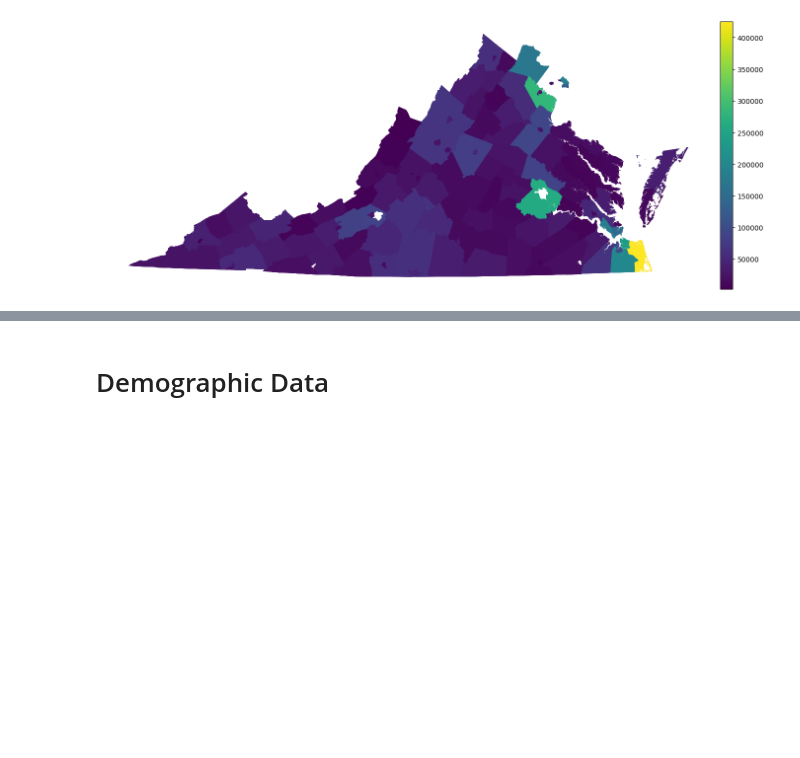
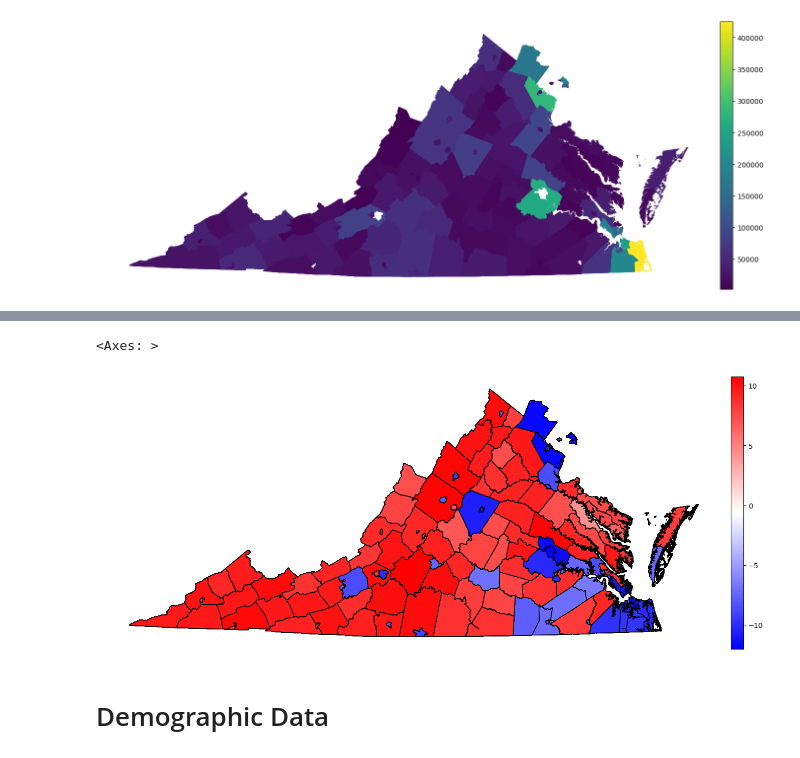
Before and after one commit to farhaniwnl/project_voting_crg3ts, a Jupyter notebook: drafting.ipynb, the cells around one changed output, grey strips where cells are left out. Cells and saved outputs as stored; diff of their text form; code cells hidden in the pictures; blank space fills up the shorter version.

```diff
--- a/drafting.ipynb
+++ b/drafting.ipynb
@@ -77,3 +108,26 @@ df2000.plot(ax=ax,column='AV0AA',legend=True,cax=cax)
+# %%
+df2000votes = vdf.loc[ vdf['year']==2020,:] # Only the 2020 data
+
+Dvotes = df2000votes.loc[(df2000votes['party']=='DEMOCRAT'),:].groupby('county_fips')['candidatevotes'].sum()
+Dvotes = Dvotes.rename('dem_votes_2000')
+df = df.merge(Dvotes,left_on='FIPS_left',right_on='county_fips') #df1.merge(df2, left_on='lkey', right_on='rkey
+
+Rvotes = df2000votes.loc[(df2000votes['party']=='REPUBLICAN'),:].groupby('county_fips')['candidatevotes'].sum()
+Rvotes = Rvotes.rename('rep_votes_2000')
+df = df.merge(Rvotes,left_on='FIPS_left',right_on='county_fips')
+# %%
+df['vote_diff_2000'] = df['rep_votes_2000']-df['dem_votes_2000']
+df['vote_diff_ihs_2000'] = np.arcsinh(df['vote_diff_2000'])
+# %%
+fig = plt.figure()
+ax = fig.add_axes([0, 0, 2, 2])
+divider = make_axes_locatable(ax)
+ax.axis('off')
+cax = divider.append_axes("right", size="2%", pad=0.08)
+df.plot(ax=ax,column='vote_diff_ihs_2000',legend=True,cax=cax,cmap='bwr',edgecolor='k')
+# %% [output]
+<Axes: >
+[figure, added]
 # %% [markdown]
 # Demographic Data
 # %%
```
Also changed, not shown: parts of 8 cells of this notebook.
